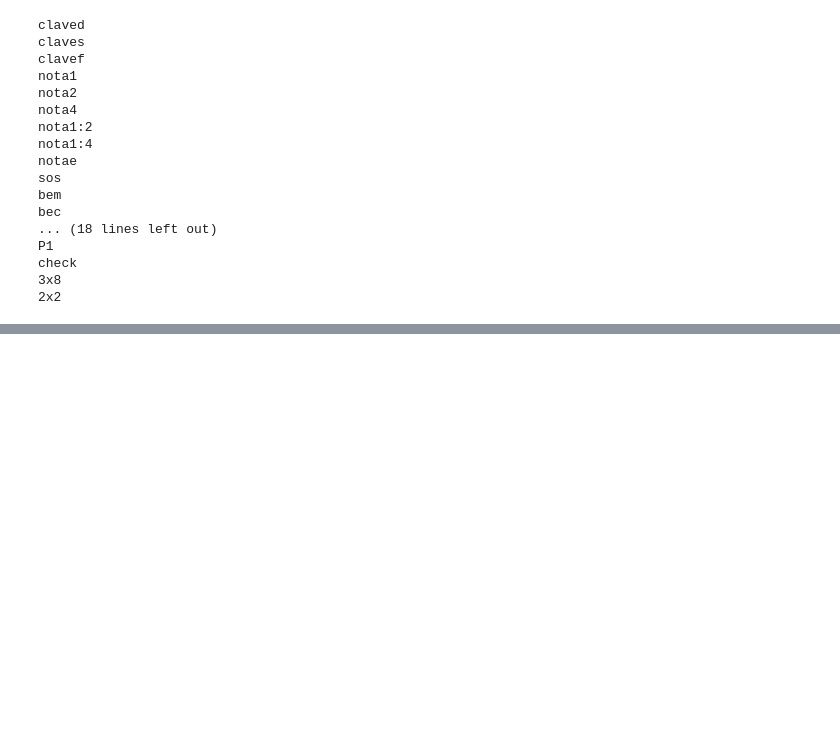
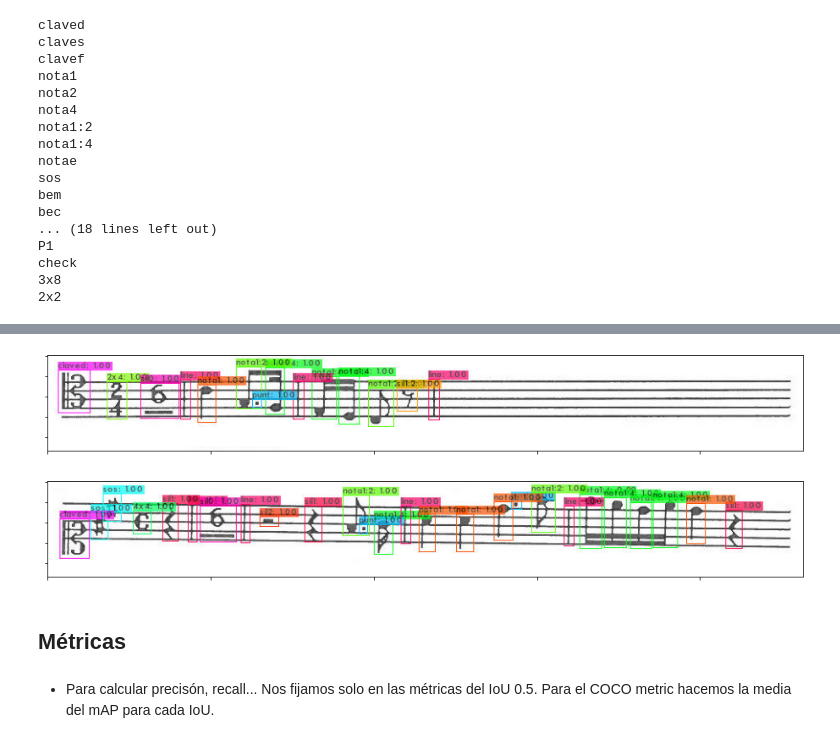
Before and after one commit to joheras/MusicaCatedralStoDomingoIER, a Jupyter notebook: Notebooks/SacarMúsica/YOLO.ipynb, the cells around one changed output, grey strips where cells are left out. Saved outputs shown, nothing was run; the diff lists cells and outputs as text; code cells hidden in the pictures; blank space fills up the shorter version.

```diff
--- a/Notebooks/SacarMúsica/YOLO.ipynb
+++ b/Notebooks/SacarMúsica/YOLO.ipynb
@@ -220,0 +234,4 @@ mostrarImagen('predictions.jpg')
+# %%
+mostrarImagen('predictions.jpg')
+# %% [output]
+[figure, added]
@@ -220,0 +241,8 @@ mostrarImagen('predictions.jpg')
+# %%
+mostrarImagen('predictions.jpg')
+# %% [output]
+[figure, added]
+# %% [markdown]
+## Métricas
+# %% [markdown]
+- Para calcular precisón, recall... Nos fijamos solo en las métricas del IoU 0.5. Para el COCO metric hacemos la media del mAP para cada IoU.
```
Also changed, not shown: parts of 21 cells of this notebook.
